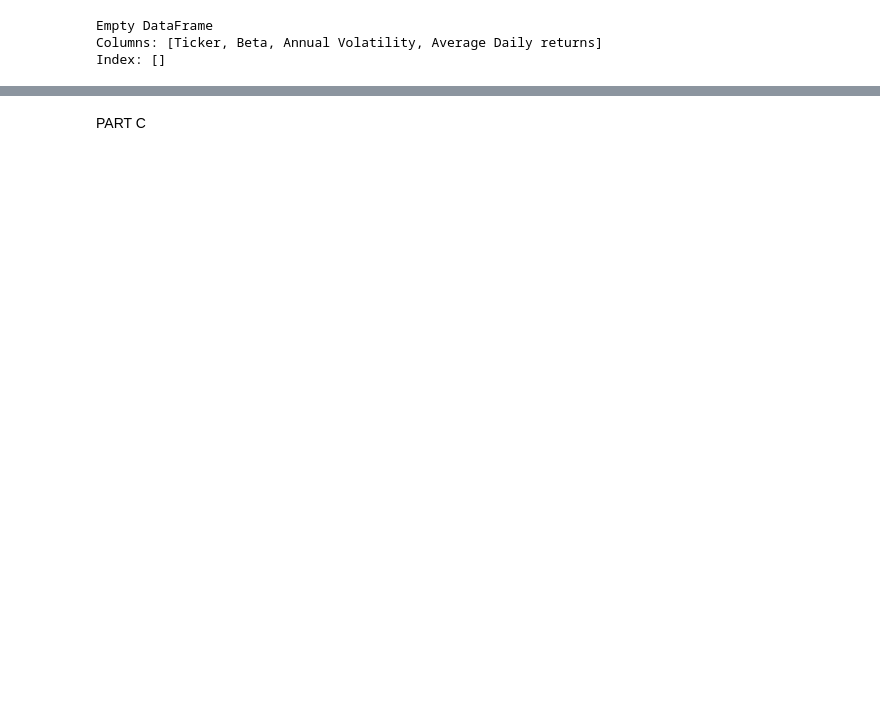
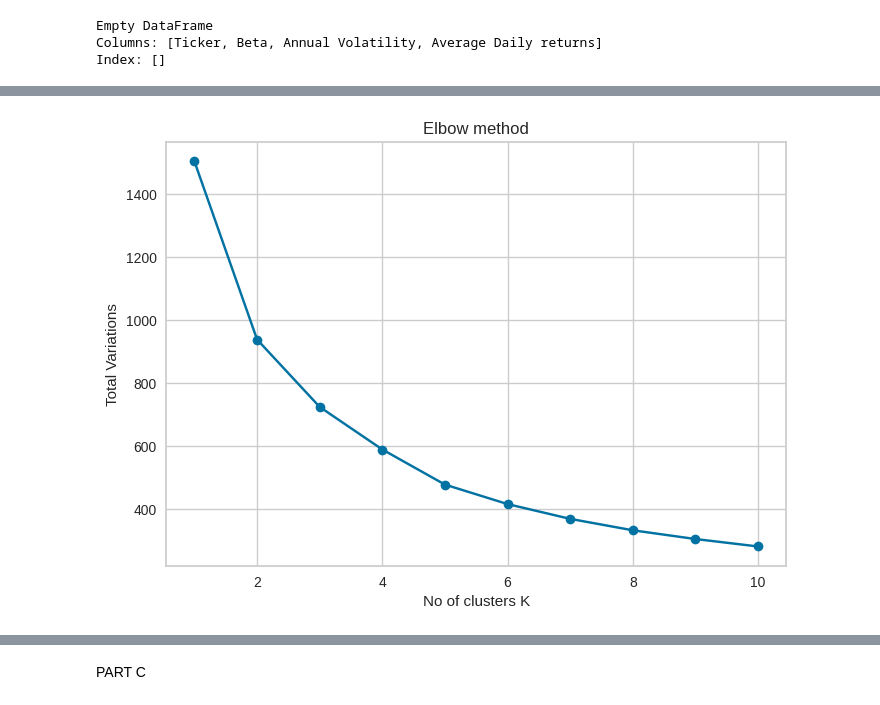
Before and after one commit to abdullaawad/Data-Warehousing-Coursework, a Jupyter notebook: DWCoursework.ipynb, the cells around one changed output, grey strips where cells are left out. Cells and saved outputs as stored; diff of their text form; code cells hidden in the pictures; blank space fills up the shorter version.

```diff
--- a/DWCoursework.ipynb
+++ b/DWCoursework.ipynb
@@ -799,3 +809,18 @@ plt.show
+# %%
+Total_variations =[]
+# Select a range of k values (clusters) between 1 and 11 clusters
+# Build a k-means model for each k value, and append the total variations value
+for k in range(1, 11):
+ kmeans = KMeans(n_clusters=k, init='random').fit(X)
+ Total_variations.append(kmeans.inertia_)
+# Plot the K range of values against the Total variations
+plt.plot(range(1, 11), Total_variations, marker="o")
+plt.title('Elbow method')
+plt.xlabel('No of clusters K')
+plt.ylabel('Total Variations')
+plt.show()
+# %% [output]
+[figure, added]
 # %%
 from sklearn.cluster import KMeans
 
```
Also changed, not shown: parts of 39 cells of this notebook.
